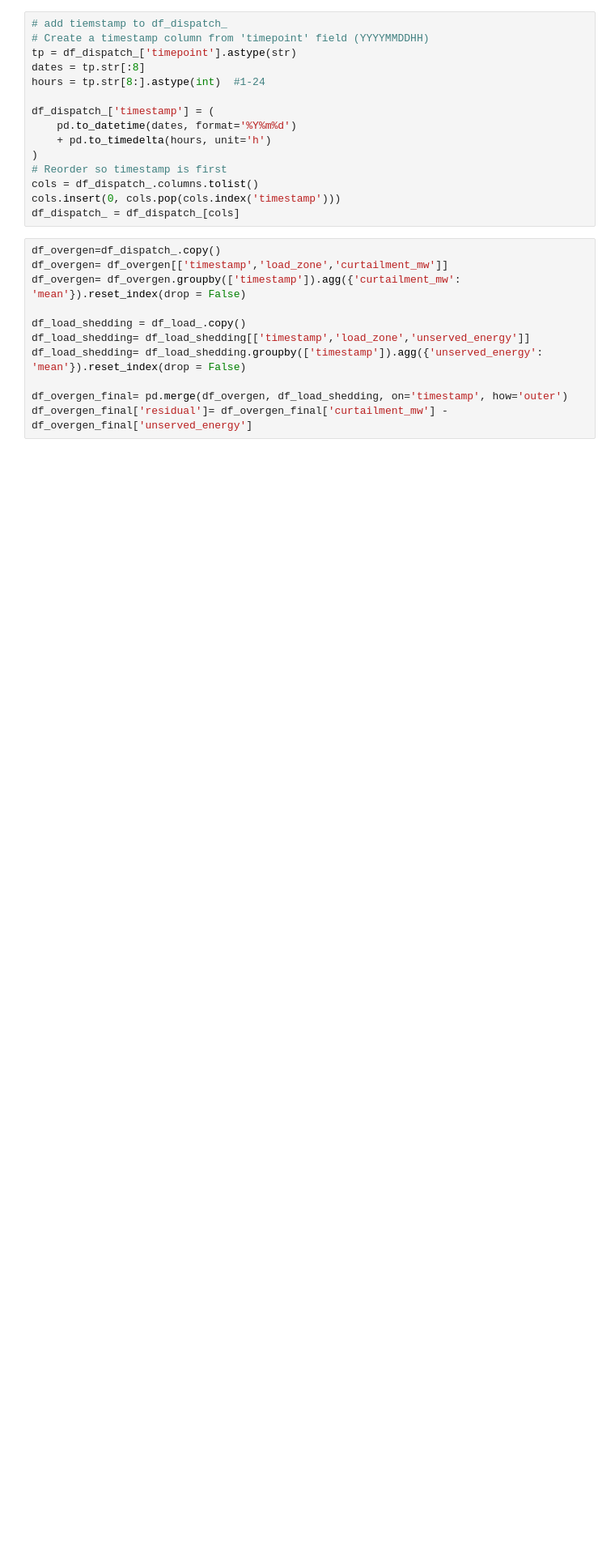
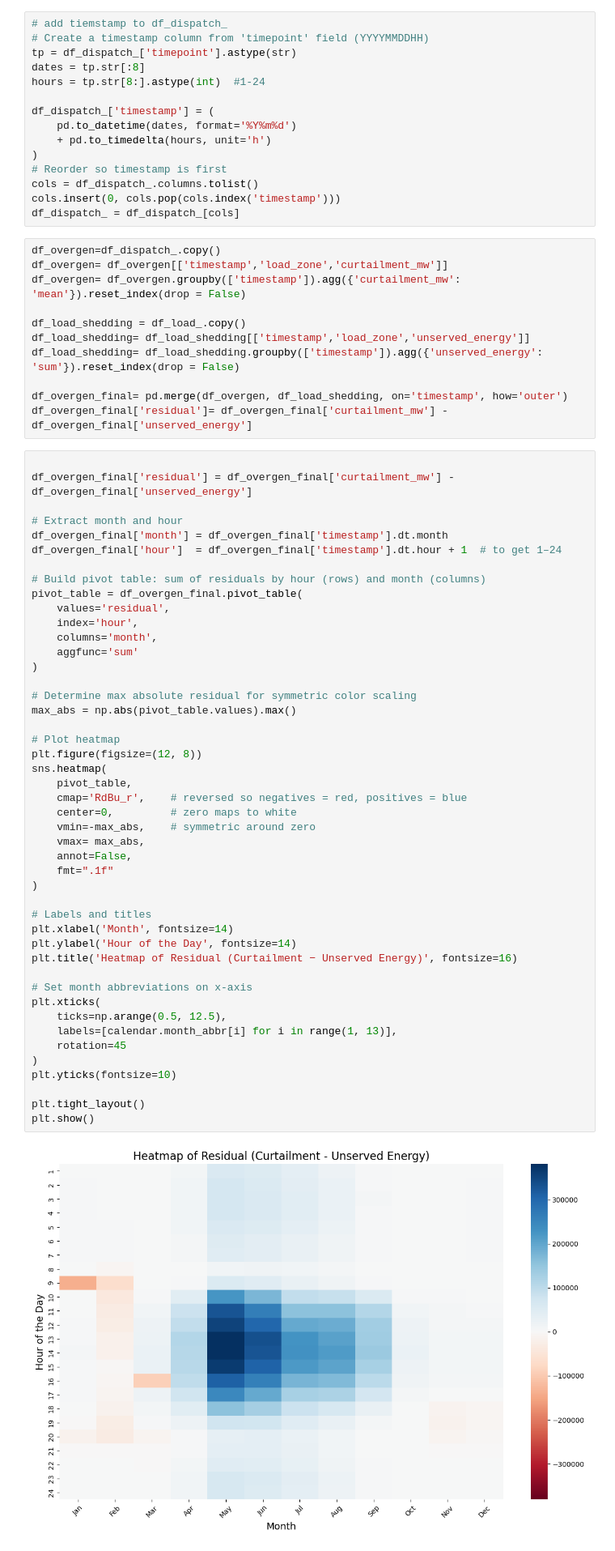
Before and after one commit to cetlab-ucsb/gridpath_india_viz, a Jupyter notebook: software/ra-results_viz.ipynb, the cells around one changed output. Shown at 81% size. Cells and saved outputs as stored; diff of their text form; blank space fills up the shorter version.

Commit message:
heatmaps added

```diff
--- a/software/ra-results_viz.ipynb
+++ b/software/ra-results_viz.ipynb
@@ -593,7 +608,55 @@ df_overgen= df_overgen.groupby(['timestamp']).agg({'curtailment_mw': 'mean'}).re
 
 df_load_shedding = df_load_.copy()
 df_load_shedding= df_load_shedding[['timestamp','load_zone','unserved_energy']]
-df_load_shedding= df_load_shedding.groupby(['timestamp']).agg({'unserved_energy': 'mean'}).reset_index(drop = False)
+df_load_shedding= df_load_shedding.groupby(['timestamp']).agg({'unserved_energy': 'sum'}).reset_index(drop = False)
 
 df_overgen_final= pd.merge(df_overgen, df_load_shedding, on='timestamp', how='outer')
 df_overgen_final['residual']= df_overgen_final['curtailment_mw'] - df_overgen_final['unserved_energy']
+# %%
+
+df_overgen_final['residual'] = df_overgen_final['curtailment_mw'] - df_overgen_final['unserved_energy']
+
+# Extract month and hour
+df_overgen_final['month'] = df_overgen_final['timestamp'].dt.month
+df_overgen_final['hour']  = df_overgen_final['timestamp'].dt.hour + 1  # to get 1–24
+
+# Build pivot table: sum of residuals by hour (rows) and month (columns)
+pivot_table = df_overgen_final.pivot_table(
+    values='residual',
+    index='hour',
+    columns='month',
+    aggfunc='sum'
+)
+
+# Determine max absolute residual for symmetric color scaling
+max_abs = np.abs(pivot_table.values).max()
+
+# Plot heatmap
+plt.figure(figsize=(12, 8))
+sns.heatmap(
+    pivot_table,
+    cmap='RdBu_r',    # reversed so negatives = red, positives = blue
+    center=0,         # zero maps to white
+    vmin=-max_abs,    # symmetric around zero
+    vmax= max_abs,
+    annot=False,
+    fmt=".1f"
+)
+
+# Labels and titles
+plt.xlabel('Month', fontsize=14)
+plt.ylabel('Hour of the Day', fontsize=14)
+plt.title('Heatmap of Residual (Curtailment − Unserved Energy)', fontsize=16)
+
+# Set month abbreviations on x-axis
+plt.xticks(
+    ticks=np.arange(0.5, 12.5),
+    labels=[calendar.month_abbr[i] for i in range(1, 13)],
+    rotation=45
+)
+plt.yticks(fontsize=10)
+
+plt.tight_layout()
+plt.show()
+# %% [output]
+[figure, added]
```
Also changed, not shown: parts of 1 cell of this notebook.
